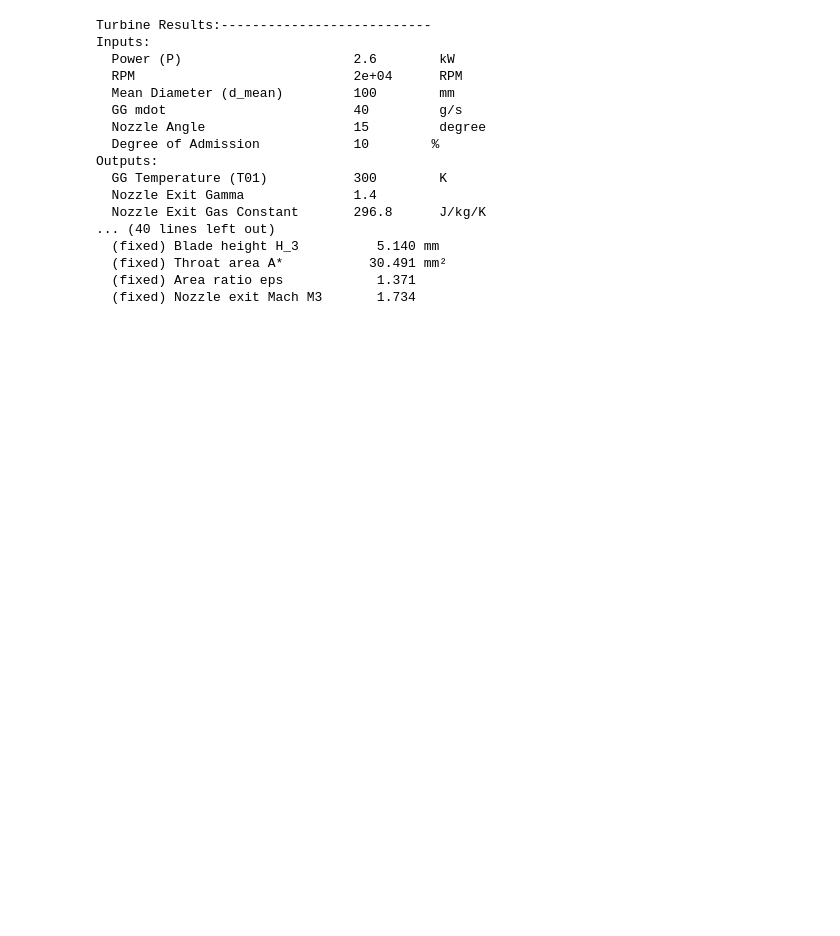
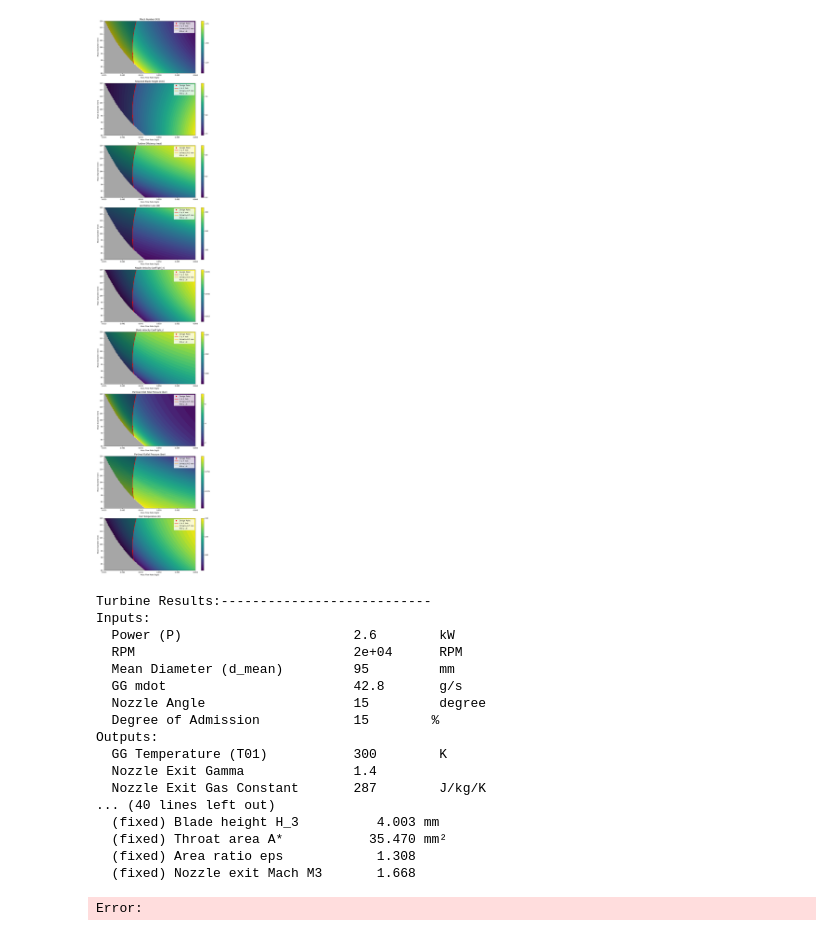
Before and after one commit to LpHiX/FYPTurbine, a Jupyter notebook: turbinesizer.ipynb, the cells around one changed output. Drawn from its saved outputs; the diff is of its cells as text; code cells hidden in the pictures; blank space fills up the shorter version.

```diff
--- a/turbinesizer.ipynb
+++ b/turbinesizer.ipynb
@@ -9,11 +9,11 @@ from prop_components.turbine import Turbine
 RPM      = 20_000
 P_W      = 2_600       # W — shaft power requirement
 BETA     = 15          # deg — nozzle exit angle
-DOA      = 0.1         # degree of admission (10%)
+DOA      = 0.15         # degree of admission (20%)
 P_E      = 1.1e5       # Pa — turbine exit pressure
 
-# Gas (cold gas N2 testing)
-R_GAS     = 296.8      # J/kg/K
+# Gas (Shop air)
+R_GAS     = 287      # J/kg/K
 GAM       = 1.4
 T01       = 300        # K
 N_NOZZLES = 3
@@ -146,50 +146,53 @@ def plot_panels(panels, grids, active_constraints):
 # %%
 # ── DRIVER — this is the only cell you touch day-to-day ──
 # Constraints that define the feasible (black-shaded = infeasible) region:
 ACTIVE_CONSTRAINTS = ['H_min', 'throat_min', 'M3_max']
 
 # Panels to draw: (metric, [condition lines to overlay on it]).
 # Add a plot  -> add a row.   Add/remove a line -> edit the list.   Reorder -> reorder.
 
 PANELS = [
     ('M3',     ACTIVE_CONSTRAINTS),
     ('height', ACTIVE_CONSTRAINTS),
     ('eff',    ACTIVE_CONSTRAINTS),
     ('p_v',    ACTIVE_CONSTRAINTS),
     ('phi_n',  ACTIVE_CONSTRAINTS),
     ('phi_r',  ACTIVE_CONSTRAINTS),
     ('pl_p01',    ACTIVE_CONSTRAINTS),
     ('pl_p3',     ACTIVE_CONSTRAINTS),
     ('T3',     ACTIVE_CONSTRAINTS),
 ]
 
-D_SEL, MD_SEL = 100, 0.04
+# D_SEL, MD_SEL = 87, 0.043
+D_SEL, MD_SEL = 95, 0.0428
 PARTLOAD_RPM = 17_000
 
-# grids = run_sweep()                       # one sweep feeds every panel
-# fig = plot_panels(PANELS, grids, ACTIVE_CONSTRAINTS)   # assign -> stops Jupyter echoing the returned fig (double-render)
+grids = run_sweep()                       # one sweep feeds every panel
+fig = plot_panels(PANELS, grids, ACTIVE_CONSTRAINTS)   # assign -> stops Jupyter echoing the returned fig (double-render)
 
 
 stage = Turbine(P=P_W, RPM=RPM, d_mean_mm=D_SEL, mdot=MD_SEL,
                 beta_deg=BETA, doa=DOA, p_e=P_E)
 stage.from_inert_gas_real(R=R_GAS, gam=GAM, T01=T01, nozzles=N_NOZZLES)
 stage.pretty_print()
 pl_results = stage.partload_rpm(PARTLOAD_RPM, verbose=True)
 # %% [output]
+[figure, added]
 Turbine Results:---------------------------
 Inputs:
   Power (P)                      2.6        kW
   RPM                            2e+04      RPM
-  Mean Diameter (d_mean)         100        mm
-  GG mdot                        40         g/s
+  Mean Diameter (d_mean)         95         mm
+  GG mdot                        42.8       g/s
   Nozzle Angle                   15         degree
-  Degree of Admission            10        %
+  Degree of Admission            15        %
 Outputs:
   GG Temperature (T01)           300        K
   Nozzle Exit Gamma              1.4
-  Nozzle Exit Gas Constant       296.8      J/kg/K
+  Nozzle Exit Gas Constant       287        J/kg/K
 ... (40 lines left out)
-  (fixed) Blade height H_3          5.140 mm
-  (fixed) Throat area A*           30.491 mm²
-  (fixed) Area ratio eps            1.371
-  (fixed) Nozzle exit Mach M3       1.734
+  (fixed) Blade height H_3          4.003 mm
+  (fixed) Throat area A*           35.470 mm²
+  (fixed) Area ratio eps            1.308
+  (fixed) Nozzle exit Mach M3       1.668
+Error:
```
Also changed, not shown: 10 other files.
